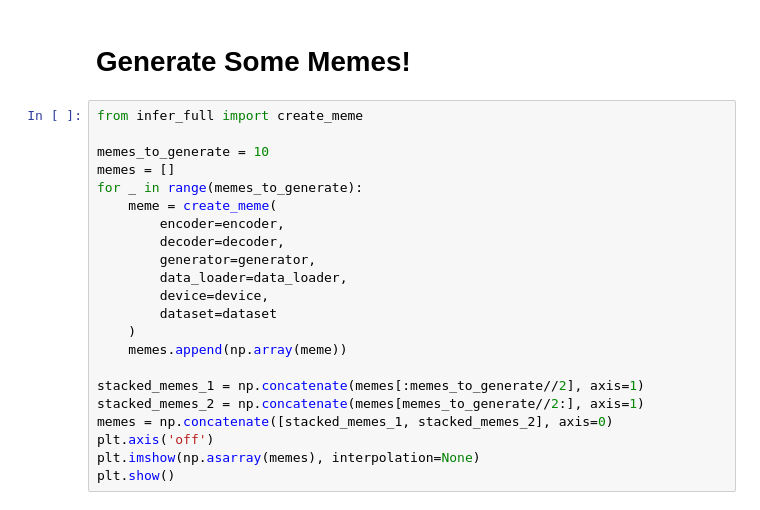
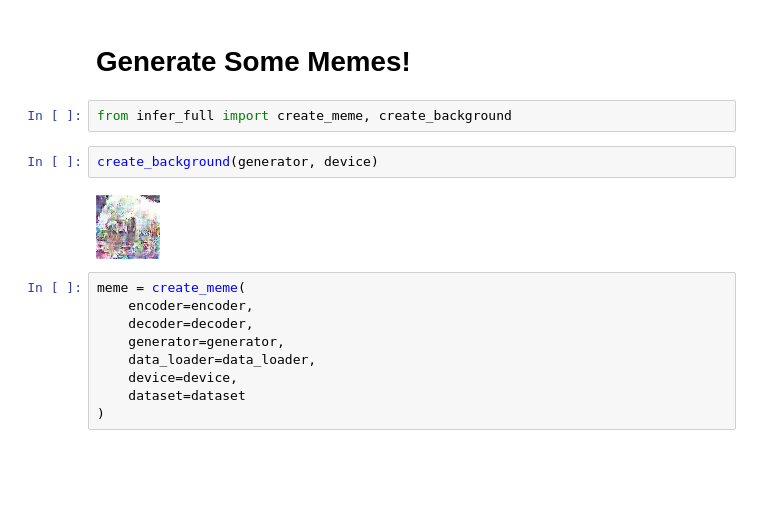
Before and after one commit to schlagercollin/generative-memes, a Jupyter notebook: infer.ipynb, the cells around one changed output. Cells and saved outputs as stored; diff of their text form; blank space fills up the shorter version.

Commit message:
Updating inference functions and refactoring

```diff
--- a/infer.ipynb
+++ b/infer.ipynb
@@ -87,25 +92,18 @@ encoder.eval()
 decoder.eval()
 # %% [markdown]
 # Generate Some Memes!
-# %%
-from infer_full import create_meme
-
-memes_to_generate = 10
-memes = []
-for _ in range(memes_to_generate):
-    meme = create_meme(
-        encoder=encoder,
-        decoder=decoder,
-        generator=generator,
-        data_loader=data_loader,
-        device=device,
-        dataset=dataset
-    )
-    memes.append(np.array(meme))
-
-stacked_memes_1 = np.concatenate(memes[:memes_to_generate//2], axis=1)
-stacked_memes_2 = np.concatenate(memes[memes_to_generate//2:], axis=1)
-memes = np.concatenate([stacked_memes_1, stacked_memes_2], axis=0)
-plt.axis('off')
-plt.imshow(np.asarray(memes), interpolation=None)
-plt.show()
+# %%
+from infer_full import create_meme, create_background
+# %%
+create_background(generator, device)
+# %% [output]
+[figure, added]
+# %%
+meme = create_meme(
+    encoder=encoder,
+    decoder=decoder,
+    generator=generator,
+    data_loader=data_loader,
+    device=device,
+    dataset=dataset
+)
```
Also changed, not shown: parts of 3 cells of this notebook, 3 other files.
